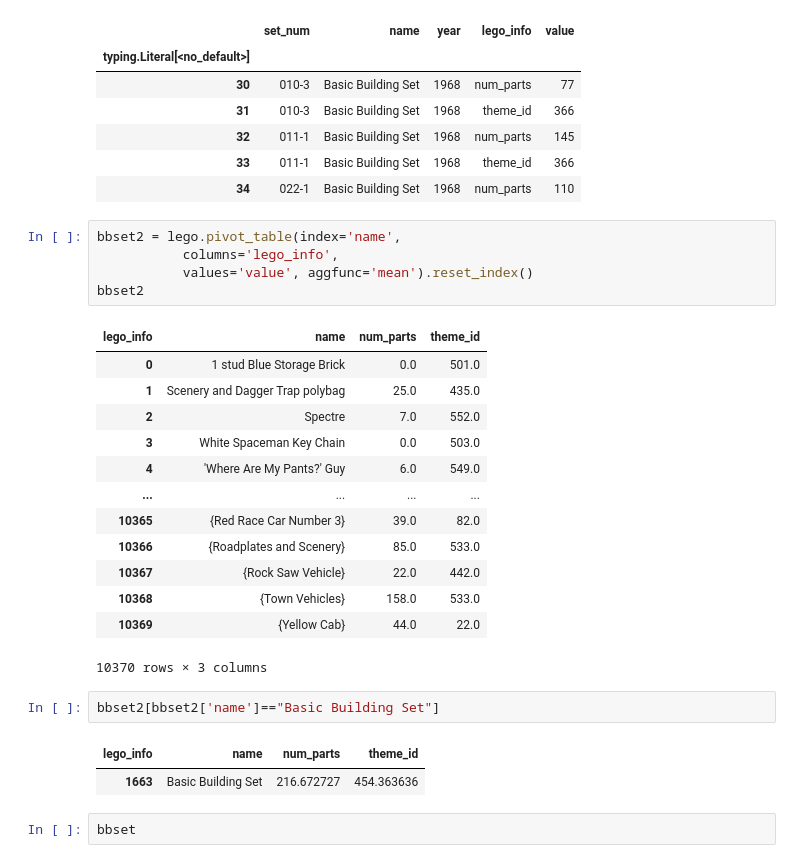
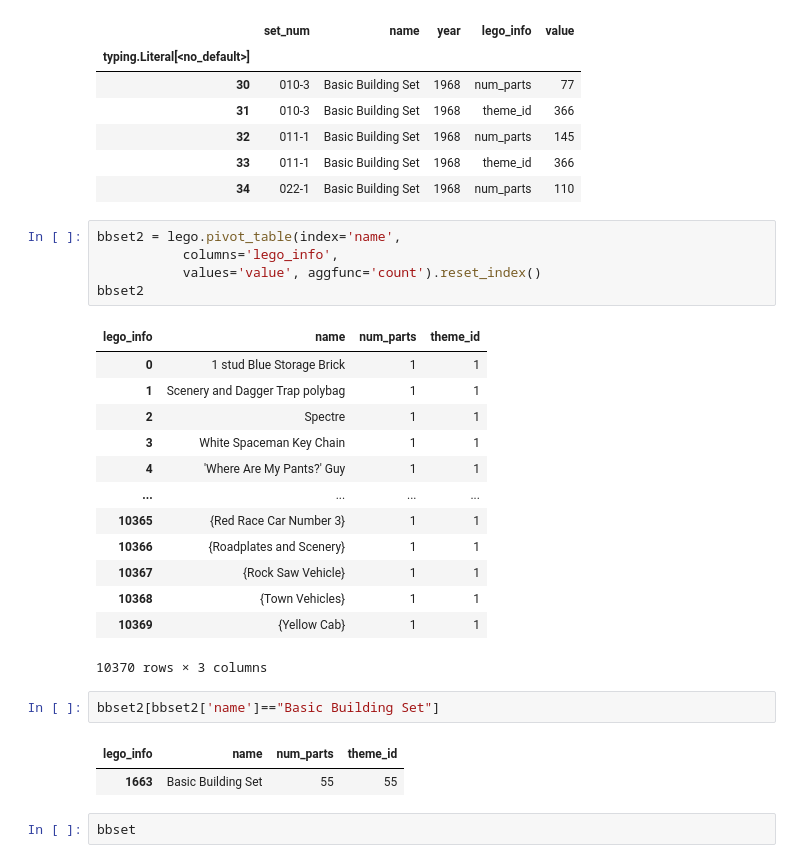
Before and after one commit to sedv8808/UBC_EL_PPDS, a Jupyter notebook: Module3class.ipynb, the cells around one changed output. Cells and saved outputs as stored; diff of their text form.

```diff
--- a/Module3class.ipynb
+++ b/Module3class.ipynb
@@ -241,27 +249,27 @@ bbset.head()
 # %%
 bbset2 = lego.pivot_table(index='name',
            columns='lego_info',
-           values='value', aggfunc='mean').reset_index()
+           values='value', aggfunc='count').reset_index()
 bbset2
 # %% [output]
 | lego_info | name | num_parts | theme_id |
-| 0 | 1 stud Blue Storage Brick | 0.0 | 501.0 |
-| 1 | Scenery and Dagger Trap polybag | 25.0 | 435.0 |
-| 2 | Spectre | 7.0 | 552.0 |
-| 3 | White Spaceman Key Chain | 0.0 | 503.0 |
-| 4 | 'Where Are My Pants?' Guy | 6.0 | 549.0 |
+| 0 | 1 stud Blue Storage Brick | 1 | 1 |
+| 1 | Scenery and Dagger Trap polybag | 1 | 1 |
+| 2 | Spectre | 1 | 1 |
+| 3 | White Spaceman Key Chain | 1 | 1 |
+| 4 | 'Where Are My Pants?' Guy | 1 | 1 |
 | ... | ... | ... | ... |
-| 10365 | {Red Race Car Number 3} | 39.0 | 82.0 |
-| 10366 | {Roadplates and Scenery} | 85.0 | 533.0 |
-| 10367 | {Rock Saw Vehicle} | 22.0 | 442.0 |
-| 10368 | {Town Vehicles} | 158.0 | 533.0 |
-| 10369 | {Yellow Cab} | 44.0 | 22.0 |
+| 10365 | {Red Race Car Number 3} | 1 | 1 |
+| 10366 | {Roadplates and Scenery} | 1 | 1 |
+| 10367 | {Rock Saw Vehicle} | 1 | 1 |
+| 10368 | {Town Vehicles} | 1 | 1 |
+| 10369 | {Yellow Cab} | 1 | 1 |
 10370 rows × 3 columns
 # %%
 bbset2[bbset2['name']=="Basic Building Set"]
 # %% [output]
 | lego_info | name | num_parts | theme_id |
-| 1663 | Basic Building Set | 216.672727 | 454.363636 |
+| 1663 | Basic Building Set | 55 | 55 |
 # %%
 bbset
 # %% [output]
```
Also changed, not shown: parts of 11 cells of this notebook.
